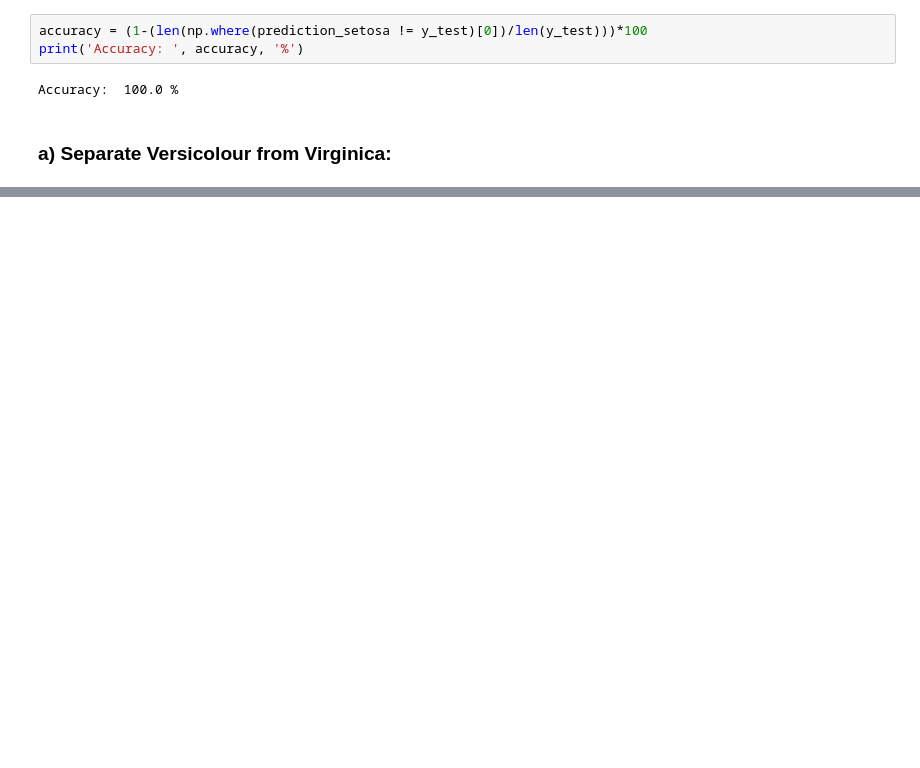
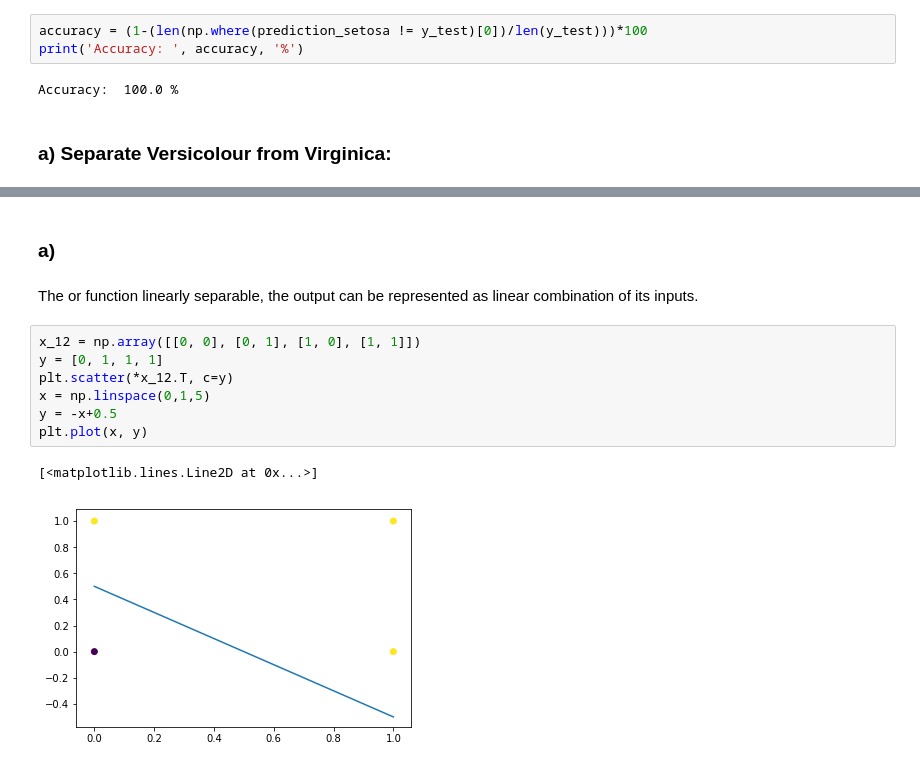
Before and after one commit to evabertalan/mustererkennung, a Jupyter notebook: 8/8_Perceptron.ipynb, the cells around one changed output, grey strips where cells are left out. Cells and saved outputs as stored; diff of their text form; blank space fills up the shorter version.

```diff
--- a/8/8_Perceptron.ipynb
+++ b/8/8_Perceptron.ipynb
@@ -89,0 +128,14 @@ Accuracy:  95.0 %
+# %% [markdown]
+### a)
+# %% [markdown]
+The or function linearly separable, the output can be represented as linear combination of its inputs.
+# %%
+x_12 = np.array([[0, 0], [0, 1], [1, 0], [1, 1]])
+y = [0, 1, 1, 1]
+plt.scatter(*x_12.T, c=y)
+x = np.linspace(0,1,5)
+y = -x+0.5
+plt.plot(x, y)
+# %% [output]
+[<matplotlib.lines.Line2D at 0x...>]
+[figure, added]
```
Also changed, not shown: parts of 21 cells of this notebook.
